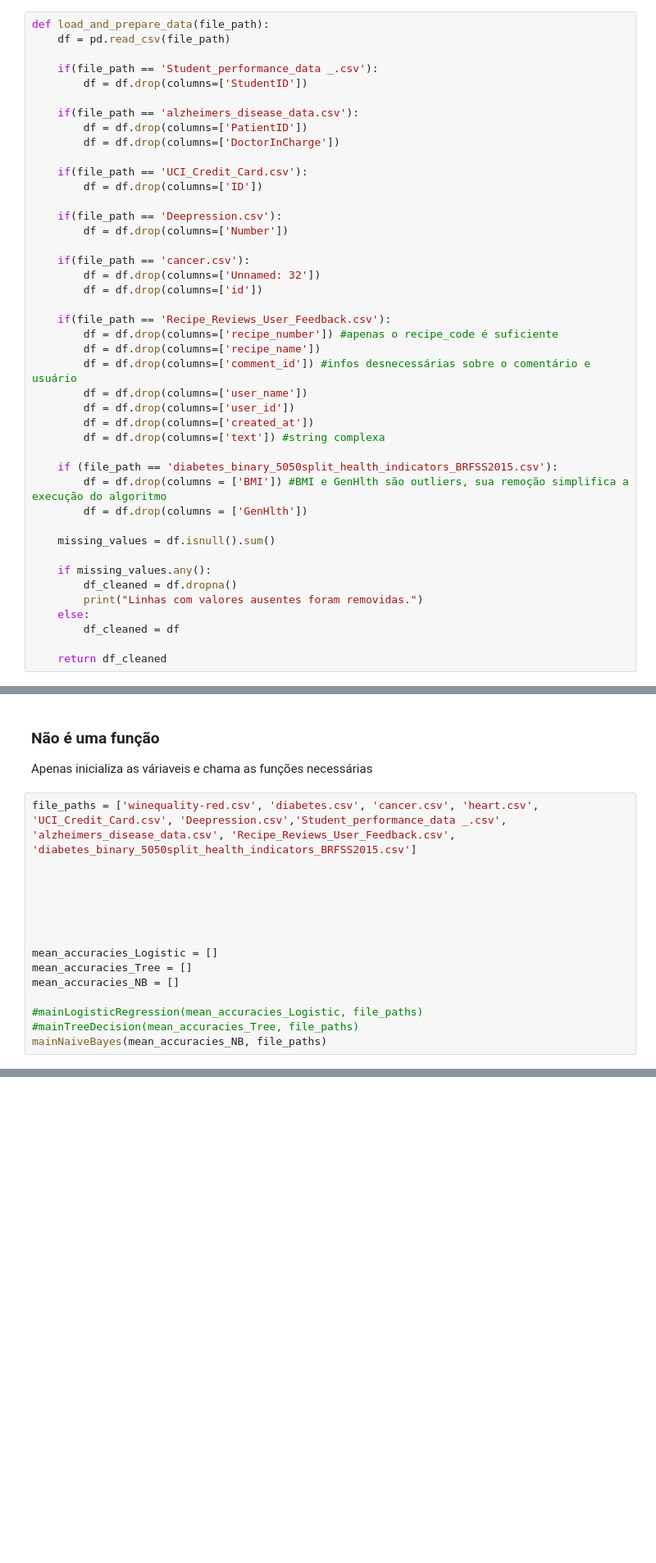
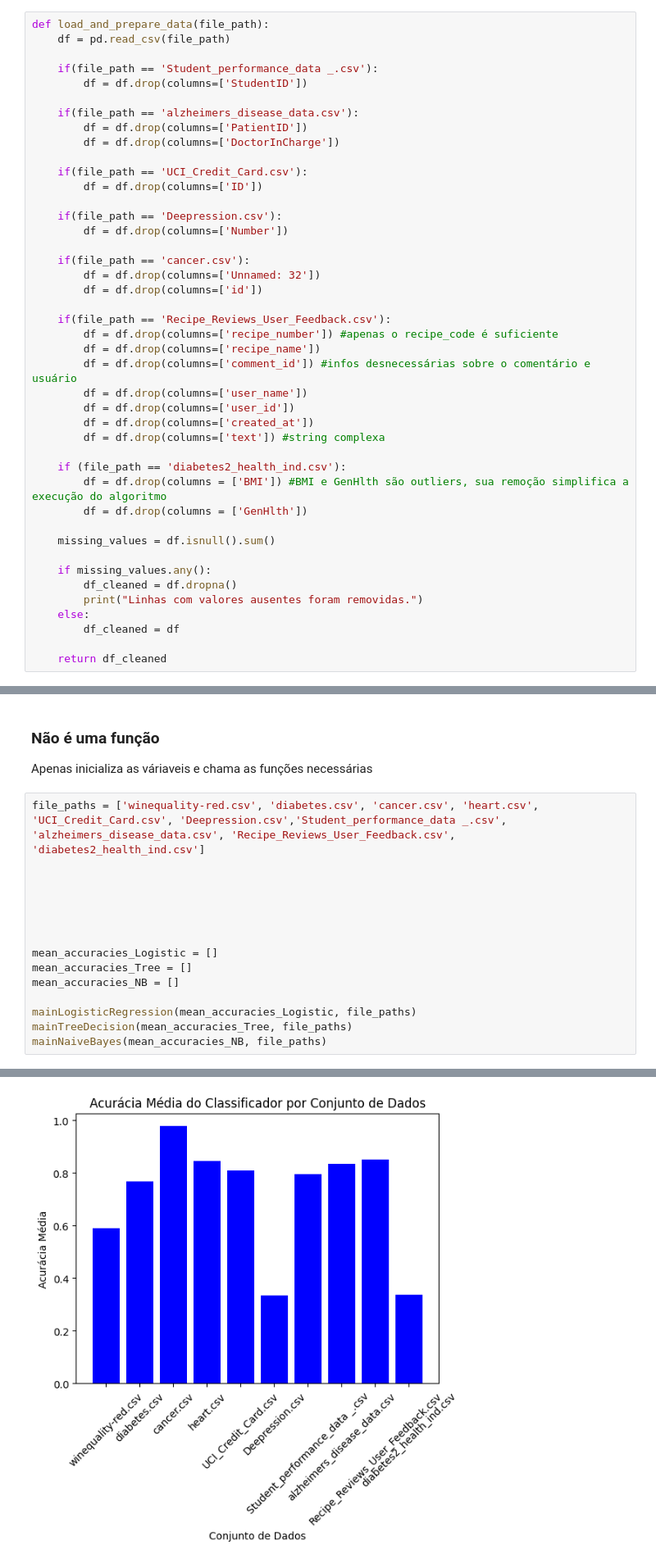
Before and after one commit to DevBernard/Trabalho-IA, a Jupyter notebook: main.ipynb, the cells around one changed output, grey strips where cells are left out. Shown at 82% size. Cells and saved outputs as stored; diff of their text form; blank space fills up the shorter version.

```diff
--- a/main.ipynb
+++ b/main.ipynb
@@ -41,7 +41,7 @@ def load_and_prepare_data(file_path):
         df = df.drop(columns=['created_at'])
         df = df.drop(columns=['text']) #string complexa
 
-    if (file_path == 'diabetes_binary_5050split_health_indicators_BRFSS2015.csv'):
+    if (file_path == 'diabetes2_health_ind.csv'):
         df = df.drop(columns = ['BMI']) #BMI e GenHlth são outliers, sua remoção simplifica a execução do algoritmo
         df = df.drop(columns = ['GenHlth'])
 
@@ -302,7 +302,7 @@ def mainNaiveBayes(mean_accuracies, file_paths):
 ### Não é uma função
 Apenas inicializa as váriaveis e chama as funções necessárias
 # %%
-file_paths = ['winequality-red.csv', 'diabetes.csv', 'cancer.csv', 'heart.csv', 'UCI_Credit_Card.csv', 'Deepression.csv','Student_performance_data _.csv', 'alzheimers_disease_data.csv', 'Recipe_Reviews_User_Feedback.csv', 'diabetes_binary_5050split_health_indicators_BRFSS2015.csv']
+file_paths = ['winequality-red.csv', 'diabetes.csv', 'cancer.csv', 'heart.csv', 'UCI_Credit_Card.csv', 'Deepression.csv','Student_performance_data _.csv', 'alzheimers_disease_data.csv', 'Recipe_Reviews_User_Feedback.csv', 'diabetes2_health_ind.csv']
 
 
 
@@ -313,7 +313,7 @@ mean_accuracies_Logistic = []
 mean_accuracies_Tree = []
 mean_accuracies_NB = []
 
-#mainLogisticRegression(mean_accuracies_Logistic, file_paths)
-#mainTreeDecision(mean_accuracies_Tree, file_paths)
+mainLogisticRegression(mean_accuracies_Logistic, file_paths)
+mainTreeDecision(mean_accuracies_Tree, file_paths)
 mainNaiveBayes(mean_accuracies_NB, file_paths)
 # %% [output]
@@ -327,0 +340 @@ Acurácias de cada fold: [0.786046511627907, 0.7953488372093023, 0.8116279069767
+[figure, new version]
```
Also changed, not shown: parts of 1 cell of this notebook, 1 other file.
